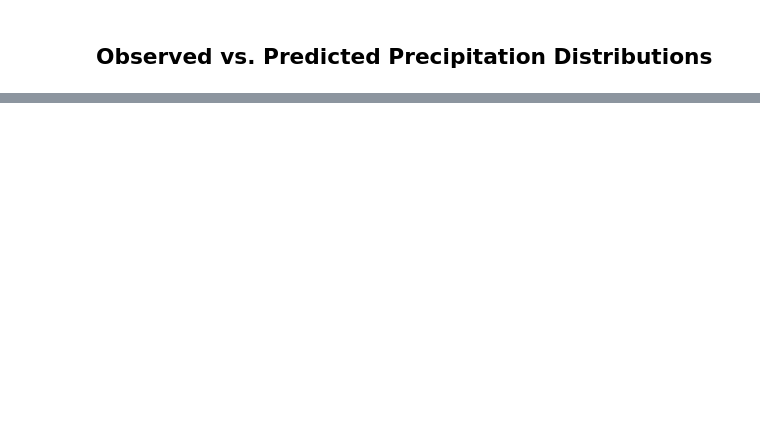
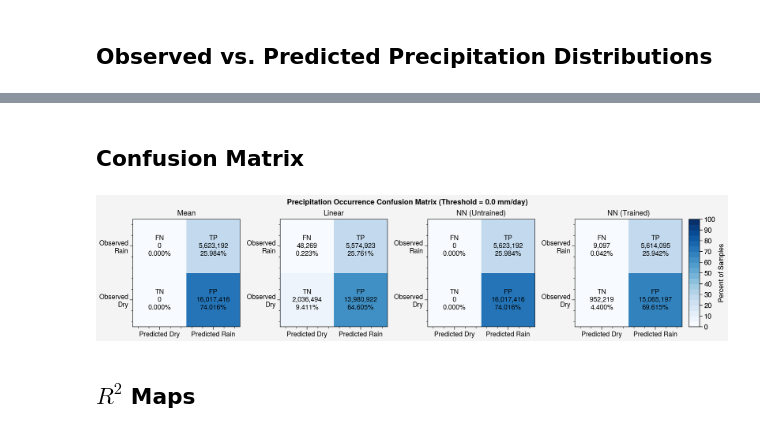
Before and after one commit to savannahferretti/monsoon-sr, a Jupyter notebook: notebooks/debug.ipynb, the cells around one changed output, grey strips where cells are left out. Cells and saved outputs as stored; diff of their text form; code cells hidden in the pictures; blank space fills up the shorter version.

```diff
--- a/notebooks/debug.ipynb
+++ b/notebooks/debug.ipynb
@@ -341,0 +169,39 @@ Sample gridpoint correlations (mm/day):
+# %% [markdown]
+## Confusion Matrix
+# %%
+paneldata = []
+for runname,result in results.items():
+    description = result['description']
+    ytrueflat   = result['ytrue'].values.ravel()
+    ypredflat   = result['ypred'].values.ravel()
+    mask        = np.isfinite(ytrueflat)&np.isfinite(ypredflat)
+    TP,FP,FN,TN = get_confusion_counts(ytrueflat[mask],ypredflat[mask],PRTHRESH)
+    total  = TP+FP+FN+TN
+    matrix = 100.0*np.array([[TN,FP],[FN,TP]],dtype=float)/total
+    paneldata.append((description,matrix,dict(TP=TP,FP=FP,FN=FN,TN=TN,total=total)))
+# %%
+fig,axs = pplt.subplots(ncols=len(paneldata),refwidth=2,share=False)
+axs.format(suptitle=f'Precipitation Occurrence Confusion Matrix (Threshold = {PRTHRESH} mm/day)')
+
+im = None
+for ax,(description,matrix,count) in zip(axs,paneldata):
+    xedges = [0,1,2]
+    yedges = [0,1,2]
+    im = ax.pcolormesh(xedges,yedges,matrix,cmap='Blues',vmin=0,vmax=100,levels=21)
+    labels = [
+        ('TN',count['TN'],matrix[0,0],0.5,0.5),
+        ('FP',count['FP'],matrix[0,1],1.5,0.5),
+        ('FN',count['FN'],matrix[1,0],0.5,1.5),
+        ('TP',count['TP'],matrix[1,1],1.5,1.5)]
+    for label,value,percent,x,y in labels:
+        ax.text(x,y,f'{label}\n{value:,}\n{percent:.3f}%',ha='center',va='center')
+    ax.format(title=description,
+              xlim=(0,2),xticks=[0.5,1.5],xticklabels=['Predicted Dry','Predicted Rain'],xminorlocator=None,
+              ylim=(0,2),yticks=[0.5,1.5],yticklabels=['Observed\nDry','Observed\nRain'],yminorlocator=None)
+
+fig.colorbar(im,loc='r',label='Percent of Samples')
+pplt.show()
+# %% [output]
+[figure, added]
+# %% [markdown]
+## $R^2$ Maps
```
Also changed, not shown: parts of 7 cells of this notebook, 50 other files.
